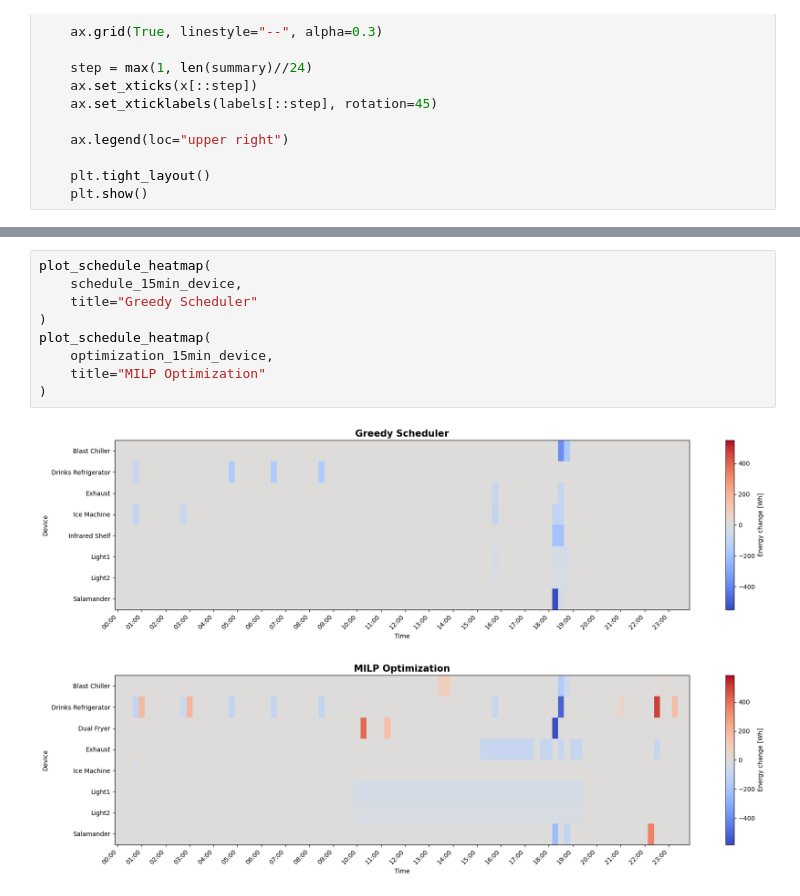
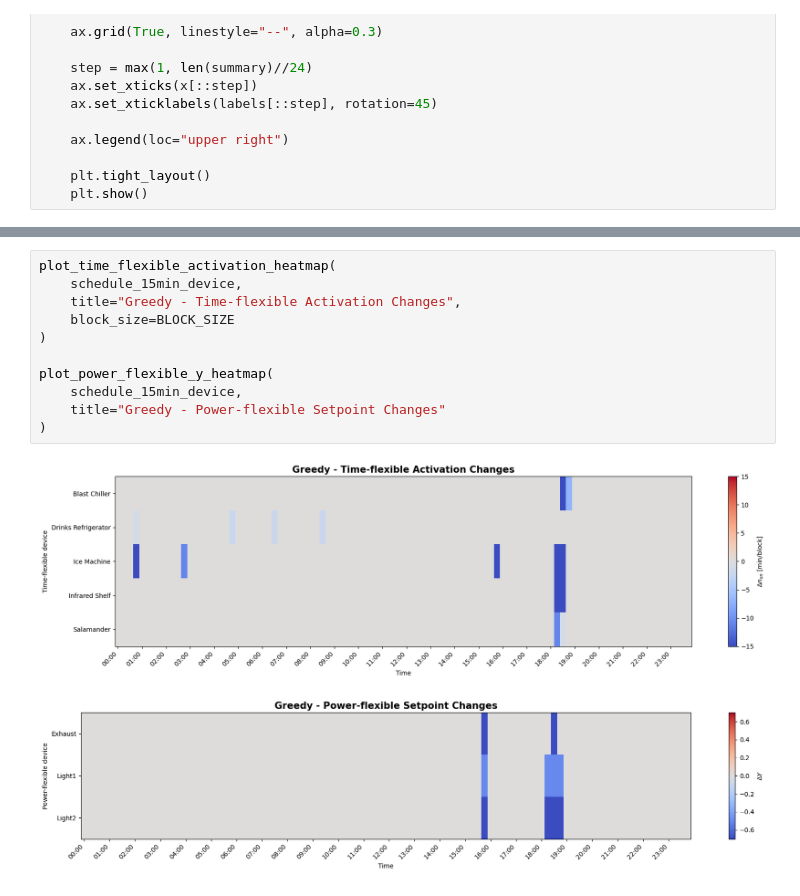
Before and after one commit to luistmartins/thesis_ik, a Jupyter notebook: Planeamento_Flexibility_24.ipynb, the cells around one changed output, grey strips where cells are left out. Saved outputs shown, nothing was run; the diff lists cells and outputs as text.

```diff
--- a/Planeamento_Flexibility_24.ipynb
+++ b/Planeamento_Flexibility_24.ipynb
@@ -2025,12 +2516,14 @@ def plot_schedule_heatmap(schedule_device, title="Scheduling Changes", block_siz
 # %%
-plot_schedule_heatmap(
+plot_time_flexible_activation_heatmap(
     schedule_15min_device,
-    title="Greedy Scheduler"
+    title="Greedy - Time-flexible Activation Changes",
+    block_size=BLOCK_SIZE
 )
-plot_schedule_heatmap(
-    optimization_15min_device,
-    title="MILP Optimization"
+
+plot_power_flexible_y_heatmap(
+    schedule_15min_device,
+    title="Greedy - Power-flexible Setpoint Changes"
 )
 # %% [output]
-[figure, old version]
+[figure, new version]
-[figure, old version]
+[figure, new version]
```
Also changed, not shown: parts of 10 cells of this notebook.
